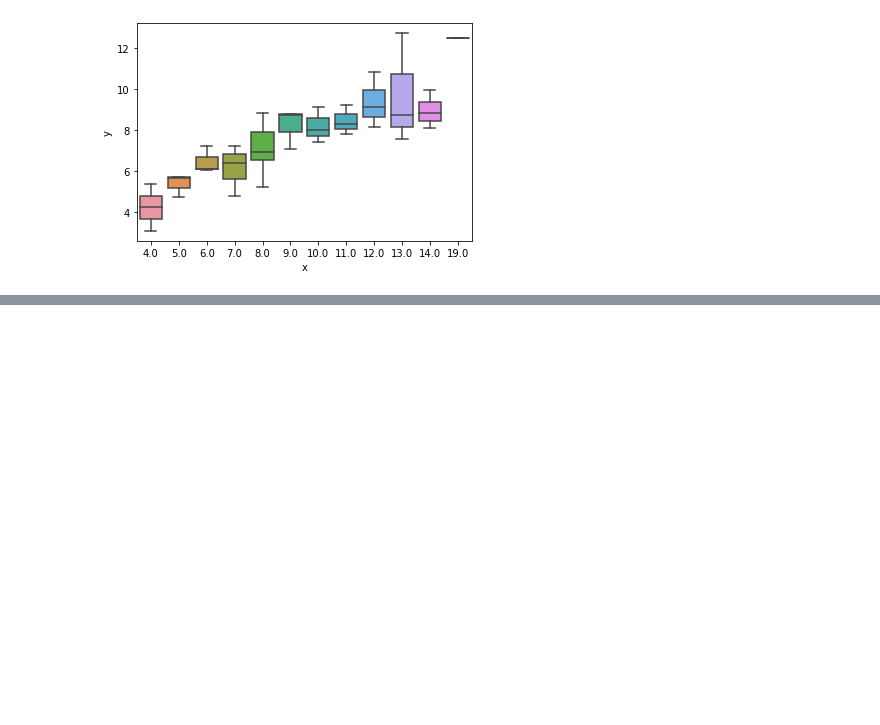
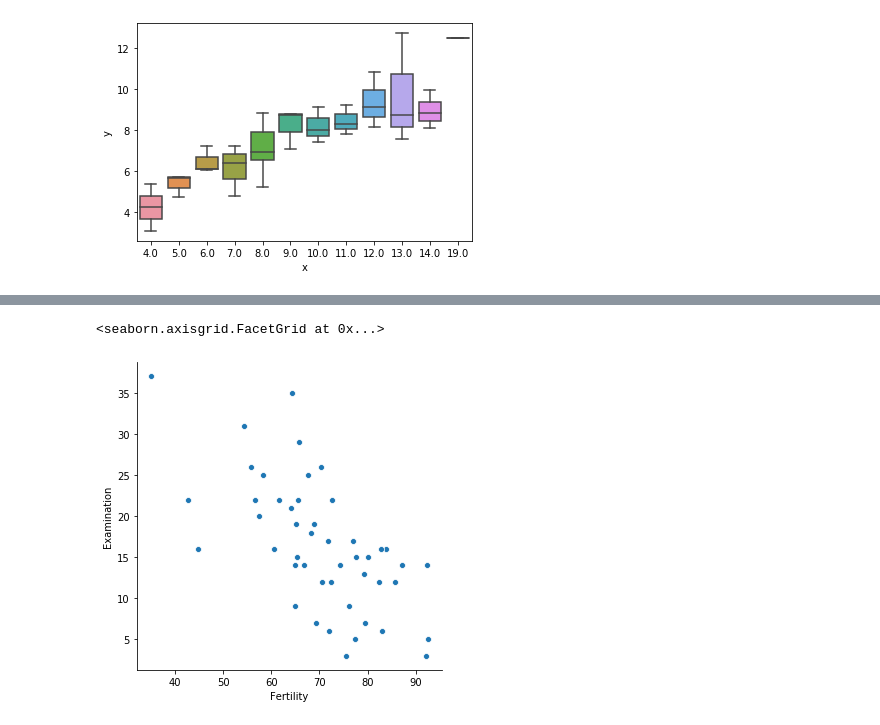
Before and after one commit to nickjoseph210/PythonExercises, a Jupyter notebook: 4.8.5_seaborn_exercises.ipynb, the cells around one changed output, grey strips where cells are left out. Saved outputs shown, nothing was run; the diff lists cells and outputs as text; code cells hidden in the pictures; blank space fills up the shorter version.

```diff
--- a/4.8.5_seaborn_exercises.ipynb
+++ b/4.8.5_seaborn_exercises.ipynb
@@ -126,0 +219,7 @@ insect_sprays.head()
+# %%
+#Not that one.  How about the next one?
+
+sns.relplot(x='Fertility', y='Examination', data=swiss)
+# %% [output]
+<seaborn.axisgrid.FacetGrid at 0x...>
+[figure, added]
```
Also changed, not shown: parts of 14 cells of this notebook.
